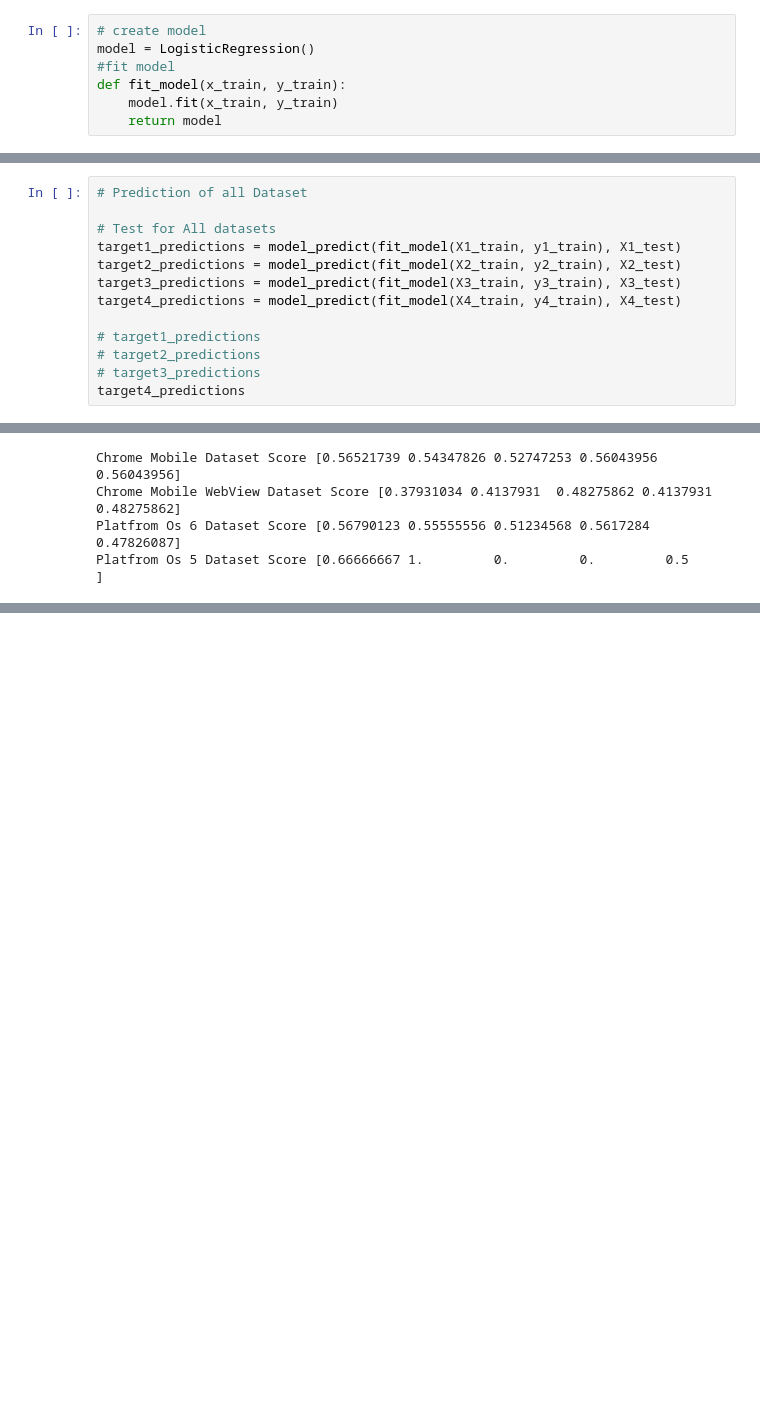
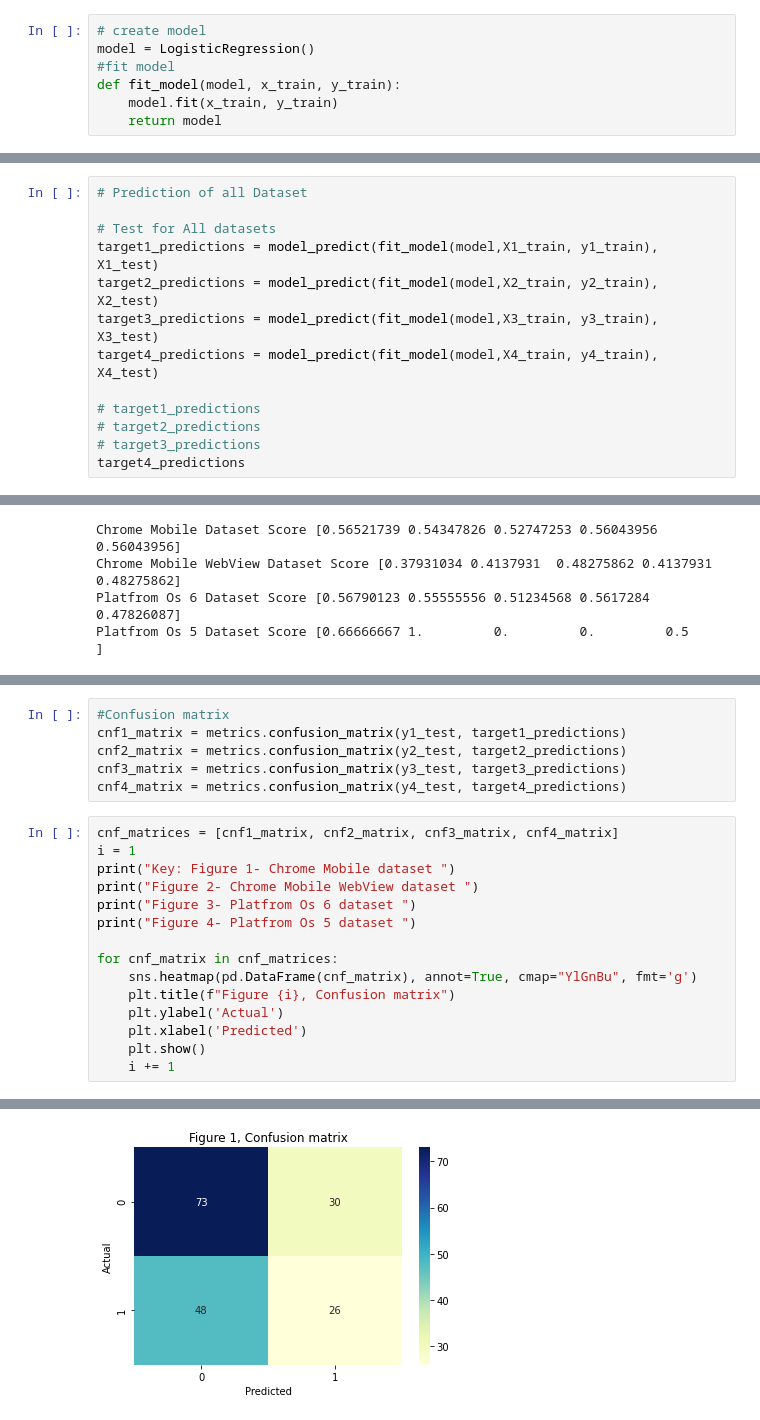
Before and after one commit to Caphace-Ethan/abtest-mlops, a Jupyter notebook: notebooks/AB_Testing_Machine_Learning.ipynb, the cells around one changed output, grey strips where cells are left out. Saved outputs shown, nothing was run; the diff lists cells and outputs as text; blank space fills up the shorter version.

```diff
--- a/notebooks/AB_Testing_Machine_Learning.ipynb
+++ b/notebooks/AB_Testing_Machine_Learning.ipynb
@@ -257,7 +257,7 @@ platform2_X, platform2_Y = dataset_features(platform_os2_dataset)
 # create model
 model = LogisticRegression()
 #fit model
-def fit_model(x_train, y_train):
+def fit_model(model, x_train, y_train):
     model.fit(x_train, y_train)
     return model
 # %%
@@ -269,10 +269,10 @@ def model_predict(model, X_test):
 # Prediction of all Dataset
 
 # Test for All datasets
-target1_predictions = model_predict(fit_model(X1_train, y1_train), X1_test)
-target2_predictions = model_predict(fit_model(X2_train, y2_train), X2_test)
-target3_predictions = model_predict(fit_model(X3_train, y3_train), X3_test)
-target4_predictions = model_predict(fit_model(X4_train, y4_train), X4_test)
+target1_predictions = model_predict(fit_model(model,X1_train, y1_train), X1_test)
+target2_predictions = model_predict(fit_model(model,X2_train, y2_train), X2_test)
+target3_predictions = model_predict(fit_model(model,X3_train, y3_train), X3_test)
+target4_predictions = model_predict(fit_model(model,X4_train, y4_train), X4_test)
 
 # target1_predictions
 # target2_predictions
@@ -311,0 +314,22 @@ Platfrom Os 5 Dataset Score [0.66666667 1.         0.         0.         0.5
+# %%
+#Confusion matrix
+cnf1_matrix = metrics.confusion_matrix(y1_test, target1_predictions)
+cnf2_matrix = metrics.confusion_matrix(y2_test, target2_predictions)
+cnf3_matrix = metrics.confusion_matrix(y3_test, target3_predictions)
+cnf4_matrix = metrics.confusion_matrix(y4_test, target4_predictions)
+# %%
+cnf_matrices = [cnf1_matrix, cnf2_matrix, cnf3_matrix, cnf4_matrix]
+i = 1
+print("Key: Figure 1- Chrome Mobile dataset ")
+print("Figure 2- Chrome Mobile WebView dataset ")
+print("Figure 3- Platfrom Os 6 dataset ")
+print("Figure 4- Platfrom Os 5 dataset ")
+
+for cnf_matrix in cnf_matrices:
+    sns.heatmap(pd.DataFrame(cnf_matrix), annot=True, cmap="YlGnBu", fmt='g')
+    plt.title(f"Figure {i}, Confusion matrix")
+    plt.ylabel('Actual')
+    plt.xlabel('Predicted')
+    plt.show()
+    i += 1
+# %% [output]
@@ -311,0 +340 @@ Platfrom Os 5 Dataset Score [0.66666667 1.         0.         0.         0.5
+[figure, added]
```
Also changed, not shown: parts of 11 cells of this notebook.
